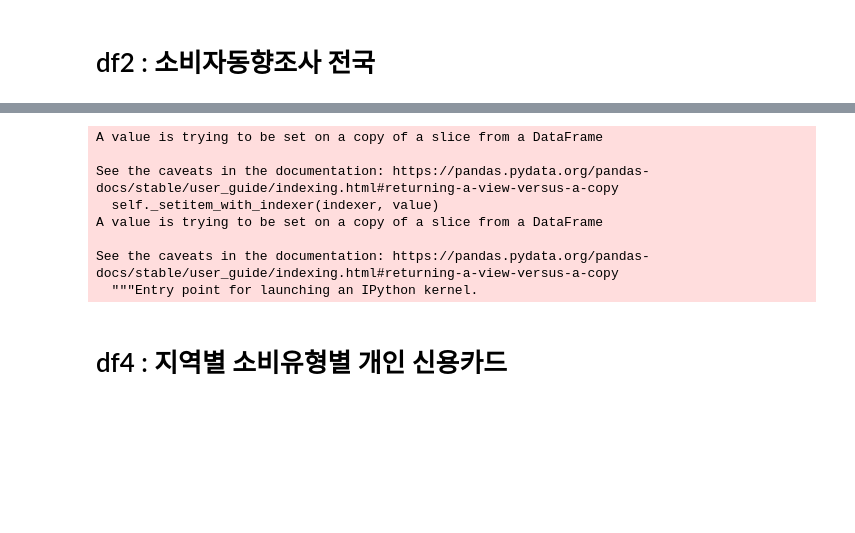
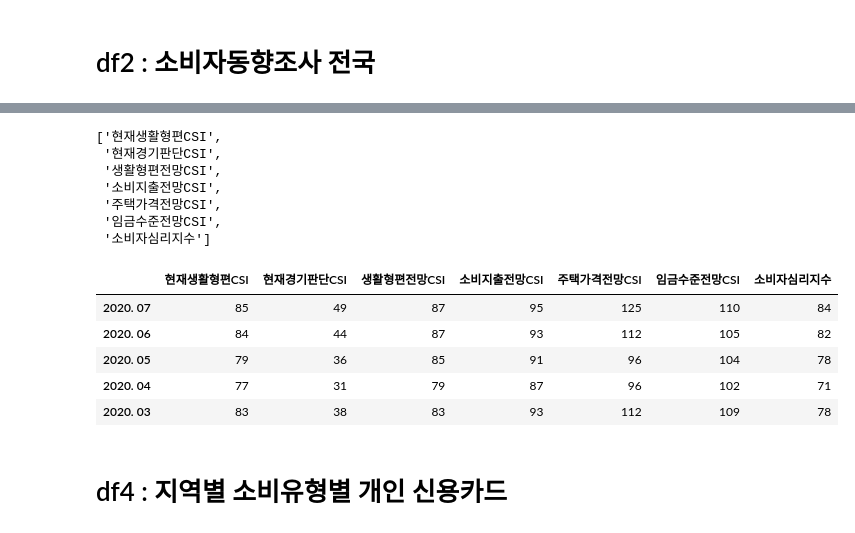
Before and after one commit to cryingjin/Shopping_GG, a Jupyter notebook: 2. FE/0827_extData.ipynb, the cells around one changed output, grey strips where cells are left out. Drawn from its saved outputs; the diff is of its cells as text; code cells hidden in the pictures; blank space fills up the shorter version.

```diff
--- a/2. FE/0827_extData.ipynb
+++ b/2. FE/0827_extData.ipynb
@@ -31,0 +47,10 @@ selected = ['현재생활형편CSI', '교양・오락・문화생활비 지출
+# %%
+selected
+# %% [output]
+['현재생활형편CSI',
+ '현재경기판단CSI',
+ '생활형편전망CSI',
+ '소비지출전망CSI',
+ '주택가격전망CSI',
+ '임금수준전망CSI',
+ '소비자심리지수']
@@ -36,5 +65,3 @@ df2.columns = df2.loc['지수코드별']
-# %%
-df2 = df2.drop('지수코드별')
 # %%
 df2.columns = list(map(lambda x : x.strip(), df2.columns))
 # %%
@@ -44,18 +69,12 @@ list(map(lambda x : '_'.join(x), zip(df3.loc['판매매체별'].values, df3.loc[
-# %%
-df2.loc['분류코드별'] = list(map(lambda x: x.strip(), df2.loc['분류코드별'].values))
-# %% [output]
-A value is trying to be set on a copy of a slice from a DataFrame
-
-See the caveats in the documentation: https://pandas.pydata.org/pandas-docs/stable/user_guide/indexing.html#returning-a-view-versus-a-copy
-  self._setitem_with_indexer(indexer, value)
-A value is trying to be set on a copy of a slice from a DataFrame
-
-See the caveats in the documentation: https://pandas.pydata.org/pandas-docs/stable/user_guide/indexing.html#returning-a-view-versus-a-copy
-  """Entry point for launching an IPython kernel.
-# %%
-df2.columns = list(map(lambda x : '_'.join(x), zip(df2.columns, df2.loc['분류코드별'])))
-# %%
-df2 = df2.drop('분류코드별')
+# %%
+df2.head()
+# %% [output]
+|  | 현재생활형편CSI | 현재경기판단CSI | 생활형편전망CSI | 소비지출전망CSI | 주택가격전망CSI | 임금수준전망CSI | 소비자심리지수 |
+| 2020. 07 | 85 | 49 | 87 | 95 | 125 | 110 | 84 |
+| 2020. 06 | 84 | 44 | 87 | 93 | 112 | 105 | 82 |
+| 2020. 05 | 79 | 36 | 85 | 91 | 96 | 104 | 78 |
+| 2020. 04 | 77 | 31 | 79 | 87 | 96 | 102 | 71 |
+| 2020. 03 | 83 | 38 | 83 | 93 | 112 | 109 | 78 |
 # %% [markdown]
 # df4 : 지역별 소비유형별 개인 신용카드
 # %%
```
Also changed, not shown: parts of 37 cells of this notebook, 10 other files.
